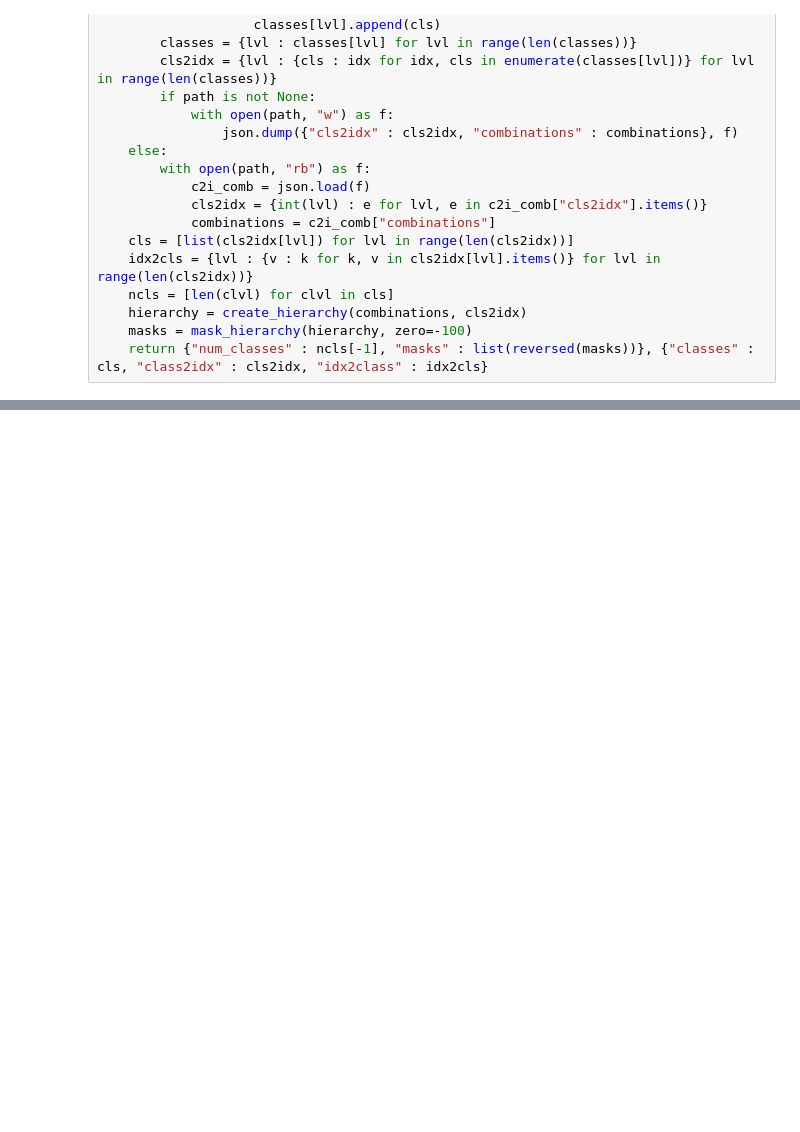
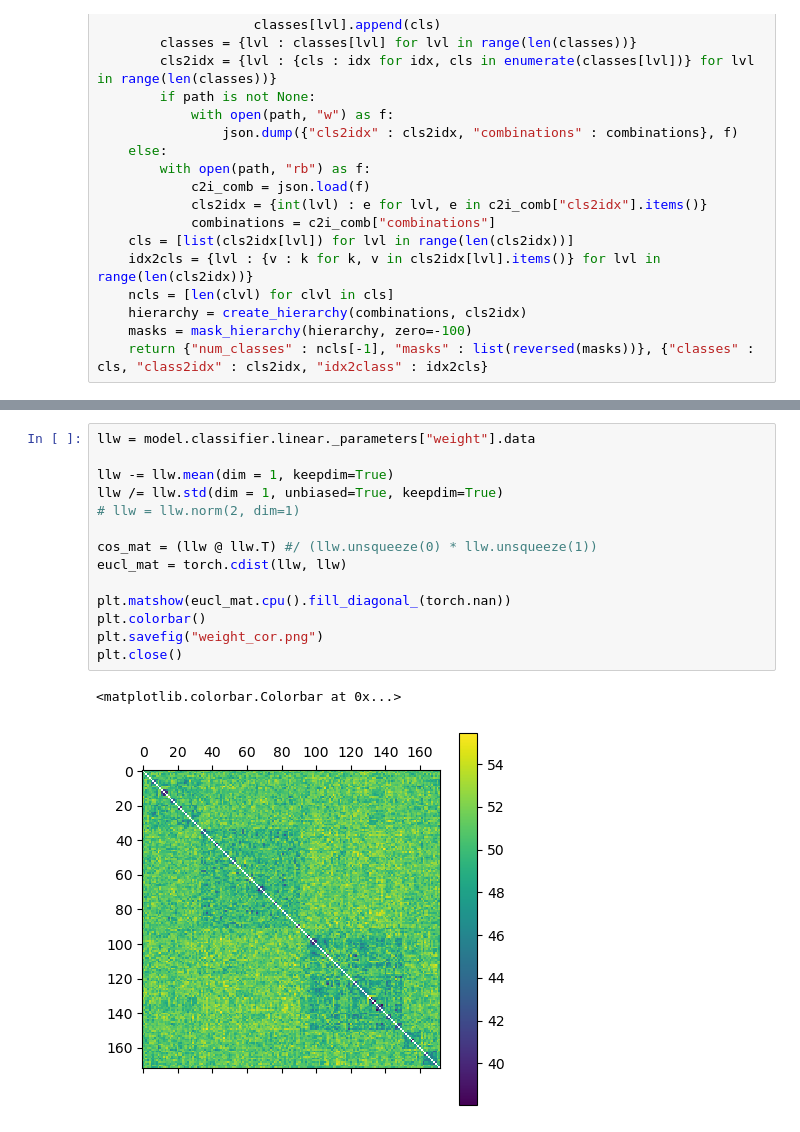
Before and after one commit to asgersvenning/mini_trainer, a Jupyter notebook: examples/hierarchical.ipynb, the cells around one changed output, grey strips where cells are left out. Drawn from its saved outputs; the diff is of its cells as text; blank space fills up the shorter version.

```diff
--- a/examples/hierarchical.ipynb
+++ b/examples/hierarchical.ipynb
@@ -302,0 +387,17 @@ KeyboardInterrupt:
+# %%
+llw = model.classifier.linear._parameters["weight"].data
+
+llw -= llw.mean(dim = 1, keepdim=True)
+llw /= llw.std(dim = 1, unbiased=True, keepdim=True)
+# llw = llw.norm(2, dim=1)
+
+cos_mat = (llw @ llw.T) #/ (llw.unsqueeze(0) * llw.unsqueeze(1))
+eucl_mat = torch.cdist(llw, llw)
+
+plt.matshow(eucl_mat.cpu().fill_diagonal_(torch.nan))
+plt.colorbar()
+plt.savefig("weight_cor.png")
+plt.close()
+# %% [output]
+<matplotlib.colorbar.Colorbar at 0x...>
+[figure, added]
```
Also changed, not shown: parts of 5 cells of this notebook, 5 other files.
